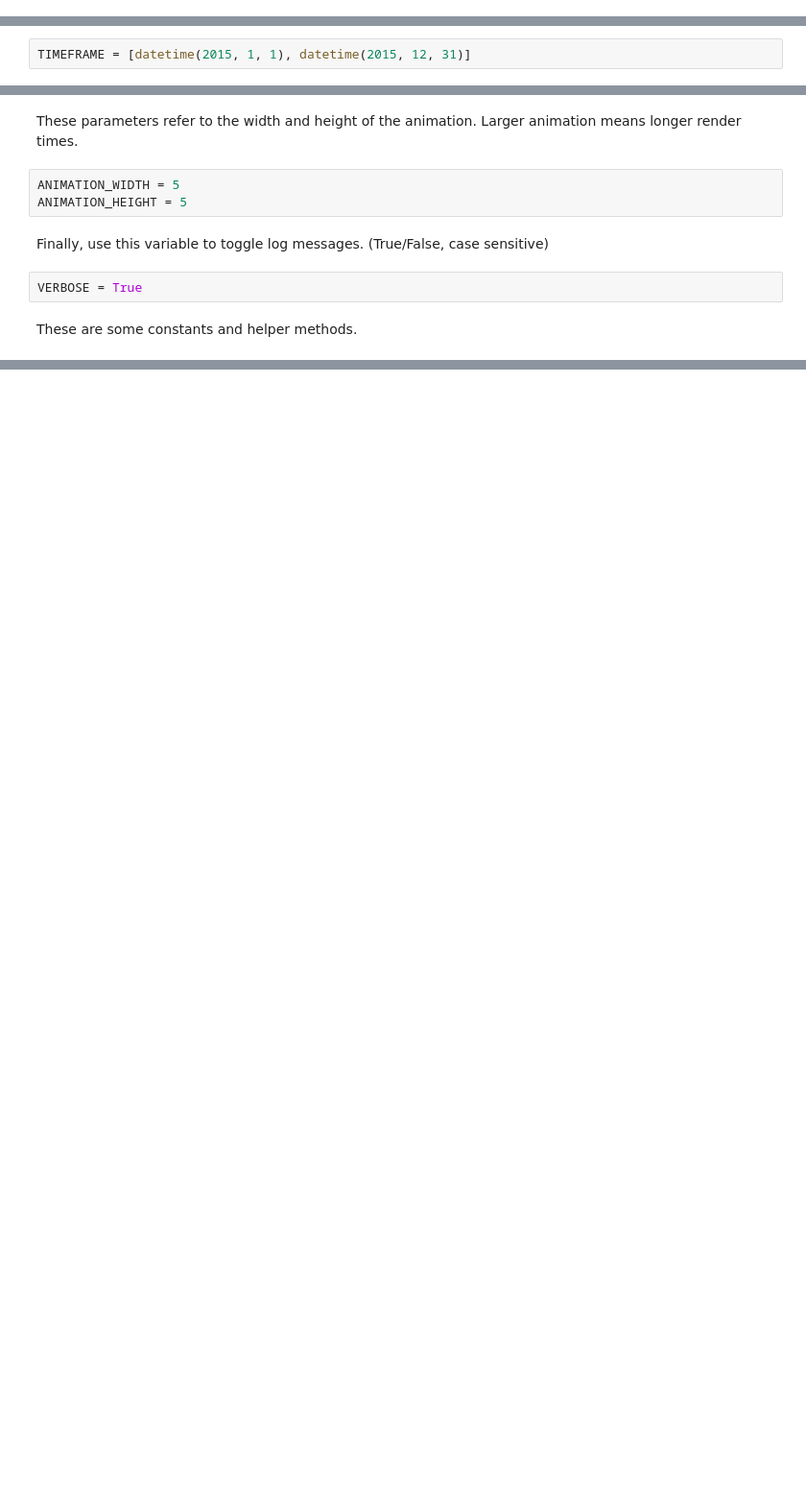
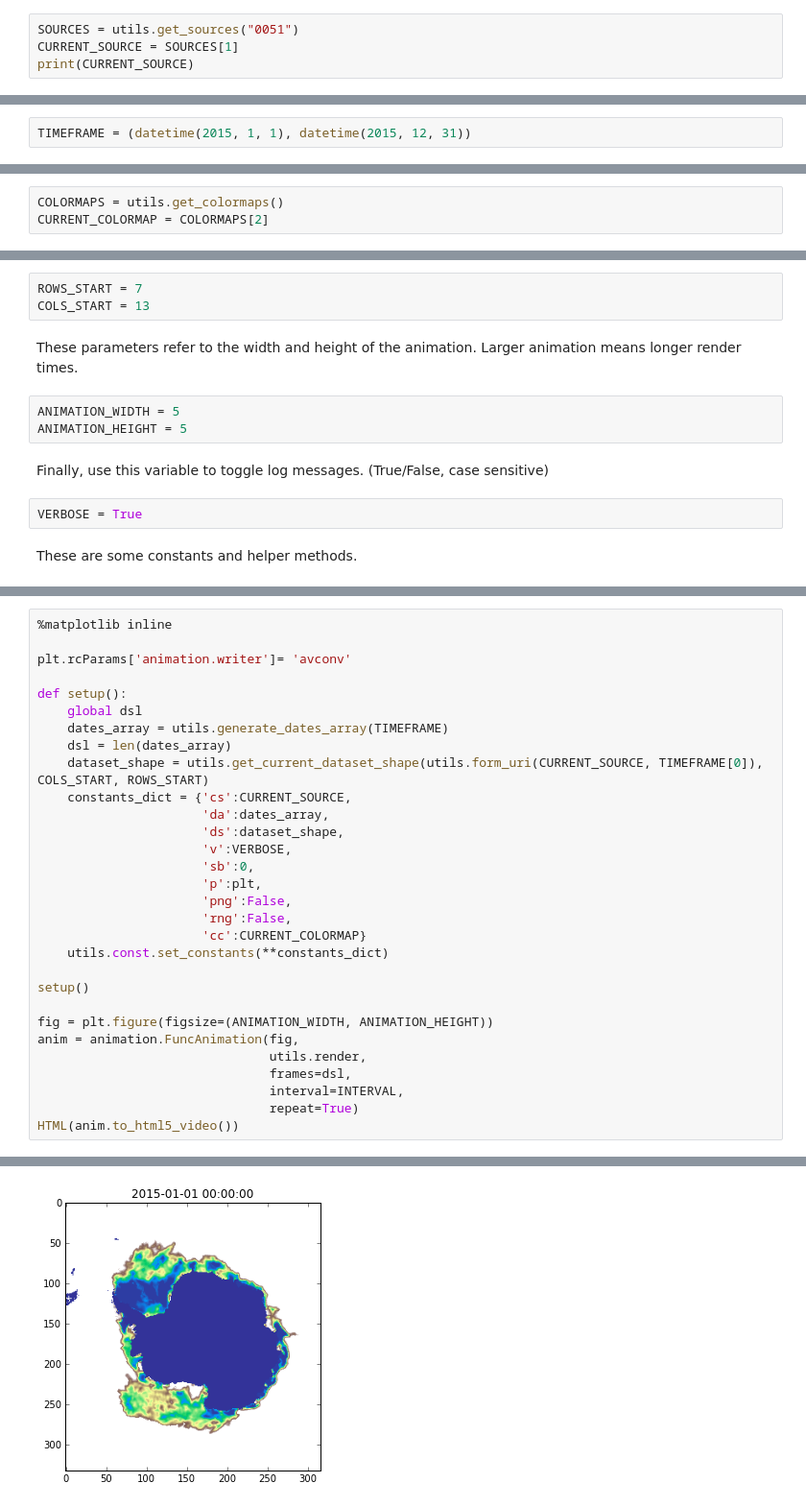
Before and after one commit to skwh/NSIDC-DataViewer, a Jupyter notebook: DataViewer_0051.ipynb, the cells around one changed output, grey strips where cells are left out. Shown at 96% size. Drawn from its saved outputs; the diff is of its cells as text; blank space fills up the shorter version.

```diff
--- a/DataViewer_0051.ipynb
+++ b/DataViewer_0051.ipynb
@@ -26,0 +26,4 @@ CURRENT_SOURCE = SOURCES[0]
+# %%
+SOURCES = utils.get_sources("0051")
+CURRENT_SOURCE = SOURCES[1]
+print(CURRENT_SOURCE)
@@ -27,7 +32,7 @@ CURRENT_SOURCE = SOURCES[0]
 # %% [markdown]
 This is the start date and end date for the animation. The script will skip over files that don't exist.
 # %%
-TIMEFRAME = [datetime(2015, 1, 1), datetime(2015, 12, 31)]
+TIMEFRAME = (datetime(2015, 1, 1), datetime(2015, 12, 31))
 # %% [markdown]
 This is the framerate for the animation. `interval` refers to the time between frames, in MS. 50-100 is recommended.
 # %%
@@ -39,0 +56,3 @@ CURRENT_COLORMAP = COLORMAPS[2]
+# %%
+COLORMAPS = utils.get_colormaps()
+CURRENT_COLORMAP = COLORMAPS[2]
@@ -40,3 +61,6 @@ CURRENT_COLORMAP = COLORMAPS[2]
+# %%
+ROWS_START = 7
+COLS_START = 13
 # %% [markdown]
 These parameters refer to the width and height of the animation. Larger animation means longer render times.
 # %%
@@ -143,0 +75,31 @@ KeyboardInterrupt:
+# %%
+%matplotlib inline
+
+plt.rcParams['animation.writer']= 'avconv'
+
+def setup():
+    global dsl
+    dates_array = utils.generate_dates_array(TIMEFRAME)
+    dsl = len(dates_array)
+    dataset_shape = utils.get_current_dataset_shape(utils.form_uri(CURRENT_SOURCE, TIMEFRAME[0]), COLS_START, ROWS_START)
+    constants_dict = {'cs':CURRENT_SOURCE,
+                      'da':dates_array,
+                      'ds':dataset_shape,
+                      'v':VERBOSE,
+                      'sb':0,
+                      'p':plt,
+                      'png':False,
+                      'rng':False,
+                      'cc':CURRENT_COLORMAP}
+    utils.const.set_constants(**constants_dict)
+
+setup()
+
+fig = plt.figure(figsize=(ANIMATION_WIDTH, ANIMATION_HEIGHT))
+anim = animation.FuncAnimation(fig,
+                               utils.render,
+                               frames=dsl,
+                               interval=INTERVAL,
+                               repeat=True)
+HTML(anim.to_html5_video())
+# %% [output]
@@ -143,0 +125 @@ KeyboardInterrupt:
+[figure, added]
```
Also changed, not shown: parts of 10 cells of this notebook, 2 other files.
